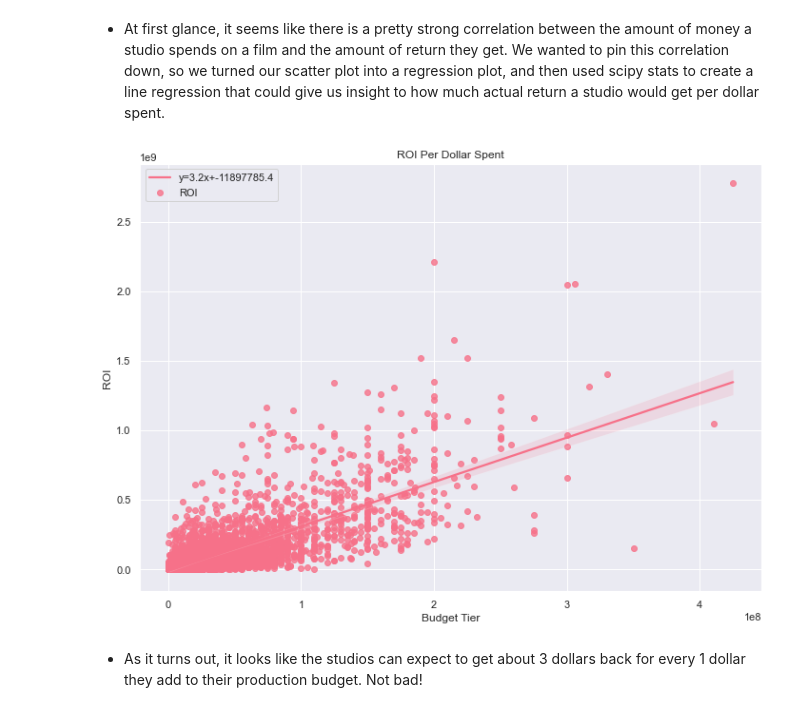
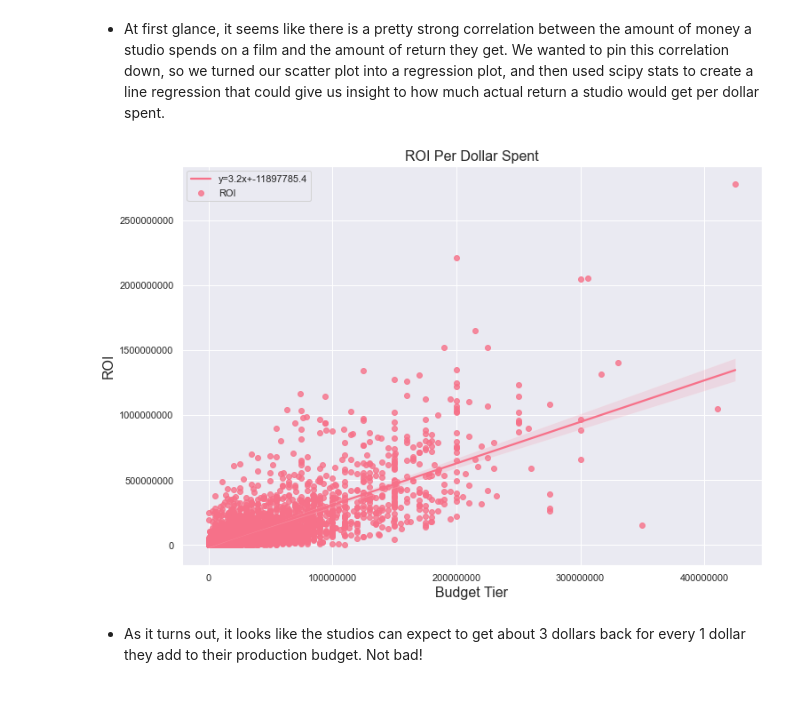
Before and after one commit to jbloewencolon/Microsoft_Movie_Studio, a Jupyter notebook: Microsoft Movie Studio.ipynb, the cells around one changed output. Drawn from its saved outputs; the diff is of its cells as text; code cells hidden in the pictures.

```diff
--- a/Microsoft Movie Studio.ipynb
+++ b/Microsoft Movie Studio.ipynb
@@ -142,15 +145,17 @@ sb.set(rc={'figure.figsize':(11.7,8.27)})
 # %%
 #A regression plot with dollar-value-additive of production investment:
 slope, intercept, r_value, p_value, std_err = stats.linregress(fullframe['production_budget'],fullframe['worldwide_gross'])
 sb.set_palette("husl", 9)
 sb.regplot(x="production_budget", y="worldwide_gross", data=fullframe, label='ROI',
                 line_kws={'label':"y={0:.1f}x+{1:.1f}".format(slope, intercept)})
-plt.title('ROI Per Dollar Spent')
-plt.xlabel('Budget Tier')
-plt.ylabel('ROI');
+plt.title('ROI Per Dollar Spent', fontsize=16)
+plt.xlabel('Budget Tier', fontsize=16)
+plt.ylabel('ROI', fontsize=16)
+plt.ticklabel_format(style='plain', axis='x')
+plt.ticklabel_format(style='plain', axis='y');
 plt.legend();
 # %% [output]
-[figure, old version]
+[figure, new version]
 # %% [markdown]
 * As it turns out, it looks like the studios can expect to get about 3 dollars back for every 1 dollar they add to their production budget. Not bad!
 # %% [markdown]
```
Also changed, not shown: parts of 11 cells of this notebook.
